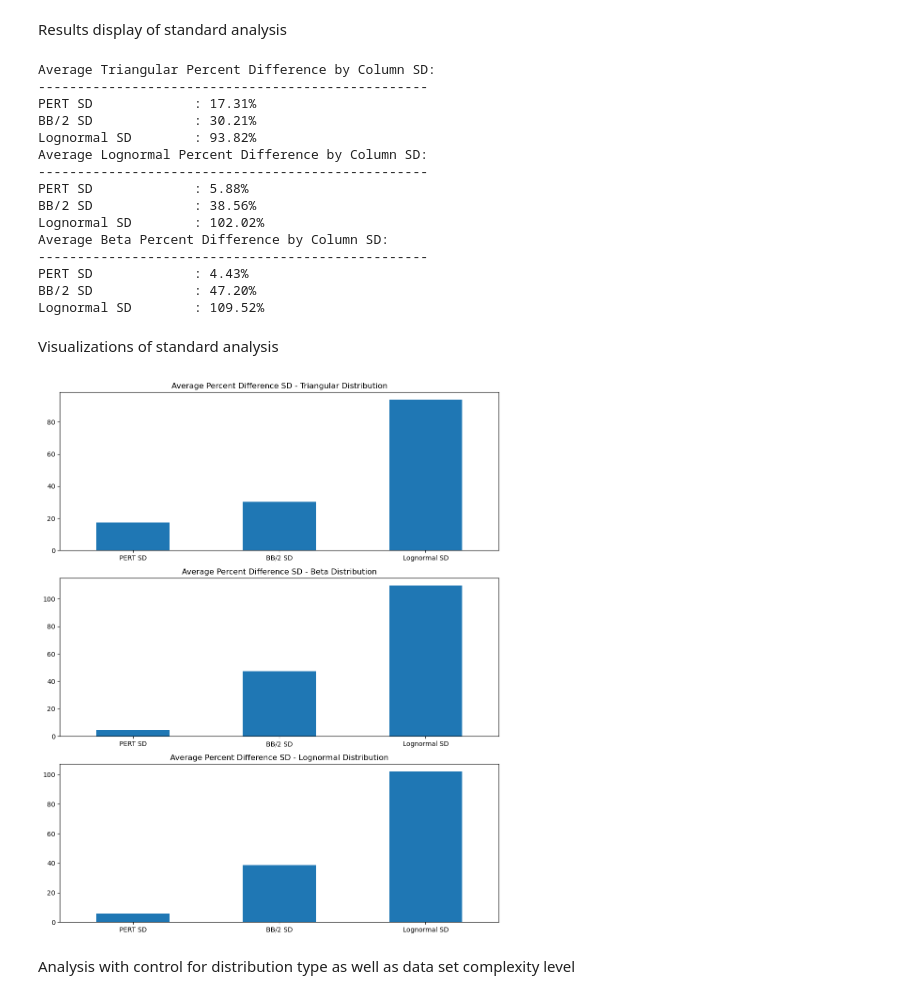
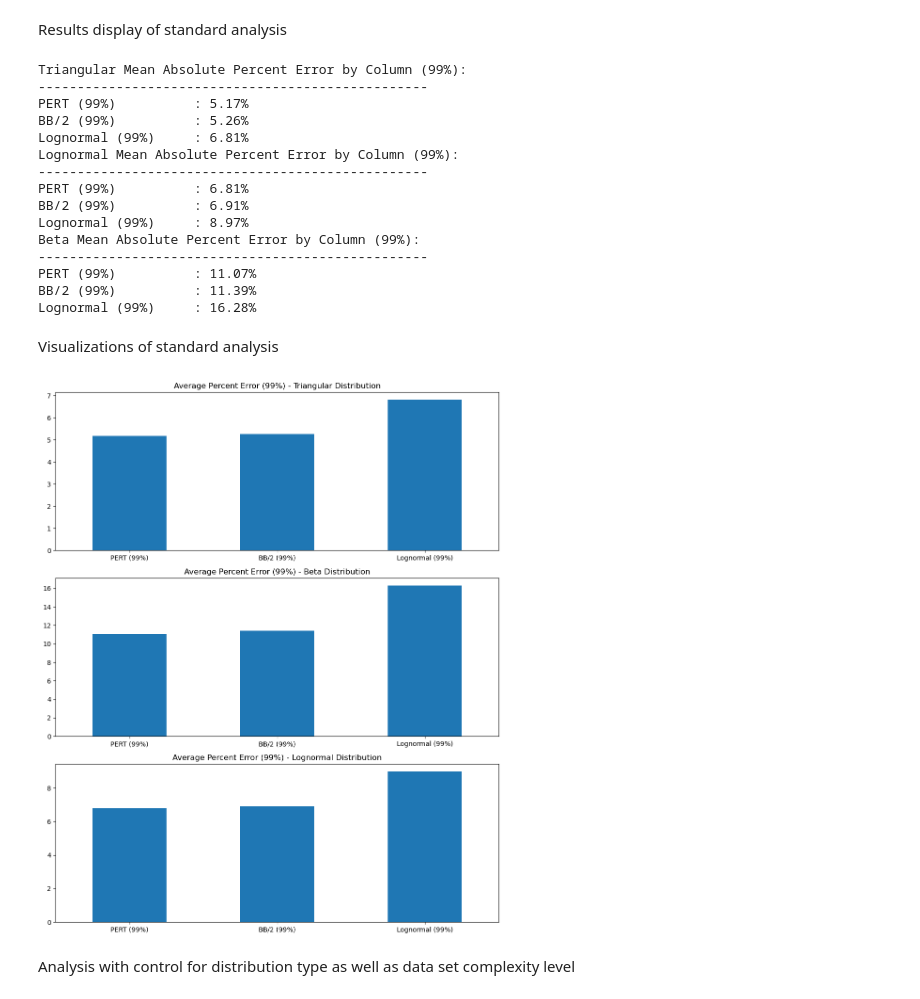
Before and after one commit to Aidan303/Project-Prediction-Analysis, a Jupyter notebook: Python Code/Jupyter_Test_Env.ipynb, the cells around one changed output. Saved outputs shown, nothing was run; the diff lists cells and outputs as text; code cells hidden in the pictures.

Commit message:
Updated data to reflect MAPE scores not percent difference in summary sheets. Except for the standard mean summary sheet

```diff
--- a/Python Code/Jupyter_Test_Env.ipynb
+++ b/Python Code/Jupyter_Test_Env.ipynb
@@ -47,16 +47,16 @@ Beta_Paths = [
 # %% [markdown]
 Data Aggregation and standard analysis files
 # %%
-reference_column = "Sim SD"
+reference_column = "Sim 99%"
 
 
-target_columns = ["PERT SD", "BB/2 SD", "Lognormal SD"]
+target_columns = ["PERT (99%)", "BB/2 (99%)", "Lognormal (99%)"]
 
 
 difference_results = {
-    "PERT SD": 0,
-    "BB/2 SD": 0,
-    "Lognormal SD": 0
+    "PERT (99%)": 0,
+    "BB/2 (99%)": 0,
+    "Lognormal (99%)": 0
 }
 # %%
 # Calculate percent difference for each file and column
@@ -68,7 +68,7 @@ for path in triangular_paths:
 
     for column in target_columns:
         # Calculate percent difference: |reference - target| / average(reference, target)
-        percent_diff = ((df[reference_column] - df[column]).abs() / ((df[reference_column] + df[column]) / 2)) * 100
+        percent_diff = ((df[column] - df[reference_column]).abs() / ((df[reference_column]).abs())) * 100
 
         # Store mean percent difference for this file
         all_percent_diffs[column].append(percent_diff.mean())
@@ -99,7 +99,7 @@ for path in Lognormal_paths:
 
     for column in target_columns:
         # Calculate percent difference: |reference - target| / average(reference, target)
-        percent_diff = ((df[reference_column] - df[column]).abs() / ((df[reference_column] + df[column]) / 2)) * 100
+        percent_diff = ((df[column] - df[reference_column]).abs() / ((df[reference_column]).abs())) * 100
 
         # Store mean percent difference for this file
         all_percent_diffs[column].append(percent_diff.mean())
@@ -130,7 +130,7 @@ for path in Beta_Paths:
 
     for column in target_columns:
         # Calculate percent difference: |reference - target| / average(reference, target)
-        percent_diff = ((df[reference_column] - df[column]).abs() / ((df[reference_column] + df[column]) / 2)) * 100
+        percent_diff = ((df[column] - df[reference_column]).abs() / ((df[reference_column]).abs())) * 100
 
         # Store mean percent difference for this file
         all_percent_diffs[column].append(percent_diff.mean())
@@ -155,61 +155,61 @@ Calculation complete!
 Results display of standard analysis
 # %%
 # Display results
-print("Average Triangular Percent Difference by Column SD:")
+print("Triangular Mean Absolute Percent Error by Column (99%):")
 print("-" * 50)
 for column, avg_percent_diff in difference_results_tri.items():
     print(f"{column:20s}: {avg_percent_diff:.2f}%")
 
 # Display results
-print("Average Lognormal Percent Difference by Column SD:")
+print("Lognormal Mean Absolute Percent Error by Column (99%):")
 print("-" * 50)
 for column, avg_percent_diff in difference_results_log.items():
     print(f"{column:20s}: {avg_percent_diff:.2f}%")
 
 # Display results
-print("Average Beta Percent Difference by Column SD:")
+print("Beta Mean Absolute Percent Error by Column (99%):")
 print("-" * 50)
 for column, avg_percent_diff in difference_results_beta.items():
     print(f"{column:20s}: {avg_percent_diff:.2f}%")
 # %% [output]
-Average Triangular Percent Difference by Column SD:
+Triangular Mean Absolute Percent Error by Column (99%):
 --------------------------------------------------
-PERT SD             : 17.31%
-BB/2 SD             : 30.21%
-Lognormal SD        : 93.82%
-Average Lognormal Percent Difference by Column SD:
+PERT (99%)          : 5.17%
+BB/2 (99%)          : 5.26%
+Lognormal (99%)     : 6.81%
+Lognormal Mean Absolute Percent Error by Column (99%):
 --------------------------------------------------
-PERT SD             : 5.88%
-BB/2 SD             : 38.56%
-Lognormal SD        : 102.02%
-Average Beta Percent Difference by Column SD:
+PERT (99%)          : 6.81%
+BB/2 (99%)          : 6.91%
+Lognormal (99%)     : 8.97%
+Beta Mean Absolute Percent Error by Column (99%):
 --------------------------------------------------
-PERT SD             : 4.43%
-BB/2 SD             : 47.20%
-Lognormal SD        : 109.52%
+PERT (99%)          : 11.07%
+BB/2 (99%)          : 11.39%
+Lognormal (99%)     : 16.28%
 # %% [markdown]
 Visualizations of standard analysis
 # %%
 tri_df = pd.DataFrame.from_dict(difference_results_tri, orient='index', columns=['Avg Percent Difference'])
 beta_df = pd.DataFrame.from_dict(difference_results_beta, orient='index', columns=['Avg Percent Difference'])
 log_df = pd.DataFrame.from_dict(difference_results_log, orient='index', columns=['Avg Percent Difference'])
 
 
 fig, axes = plt.subplots(3, 1, figsize=(10, 12))
 
-tri_df.plot(kind='bar', title='Average Percent Difference SD - Triangular Distribution', legend=False, ax=axes[0])
+tri_df.plot(kind='bar', title='Average Percent Error (99%) - Triangular Distribution', legend=False, ax=axes[0])
 axes[0].tick_params(axis='x', rotation=0)
 
-beta_df.plot(kind='bar', title='Average Percent Difference SD - Beta Distribution', legend=False, ax=axes[1])
+beta_df.plot(kind='bar', title='Average Percent Error (99%) - Beta Distribution', legend=False, ax=axes[1])
 axes[1].tick_params(axis='x', rotation=0)
 
-log_df.plot(kind='bar', title='Average Percent Difference SD - Lognormal Distribution', legend=False, ax=axes[2])
+log_df.plot(kind='bar', title='Average Percent Error (99%) - Lognormal Distribution', legend=False, ax=axes[2])
 axes[2].tick_params(axis='x', rotation=0)
 
 plt.tight_layout()
 plt.show()
 # %% [output]
-[figure, old version]
+[figure, new version]
 # %% [markdown]
 Analysis with control for distribution type as well as data set complexity level
 # %%
```
Also changed, not shown: parts of 5 cells of this notebook, 5 other files.
